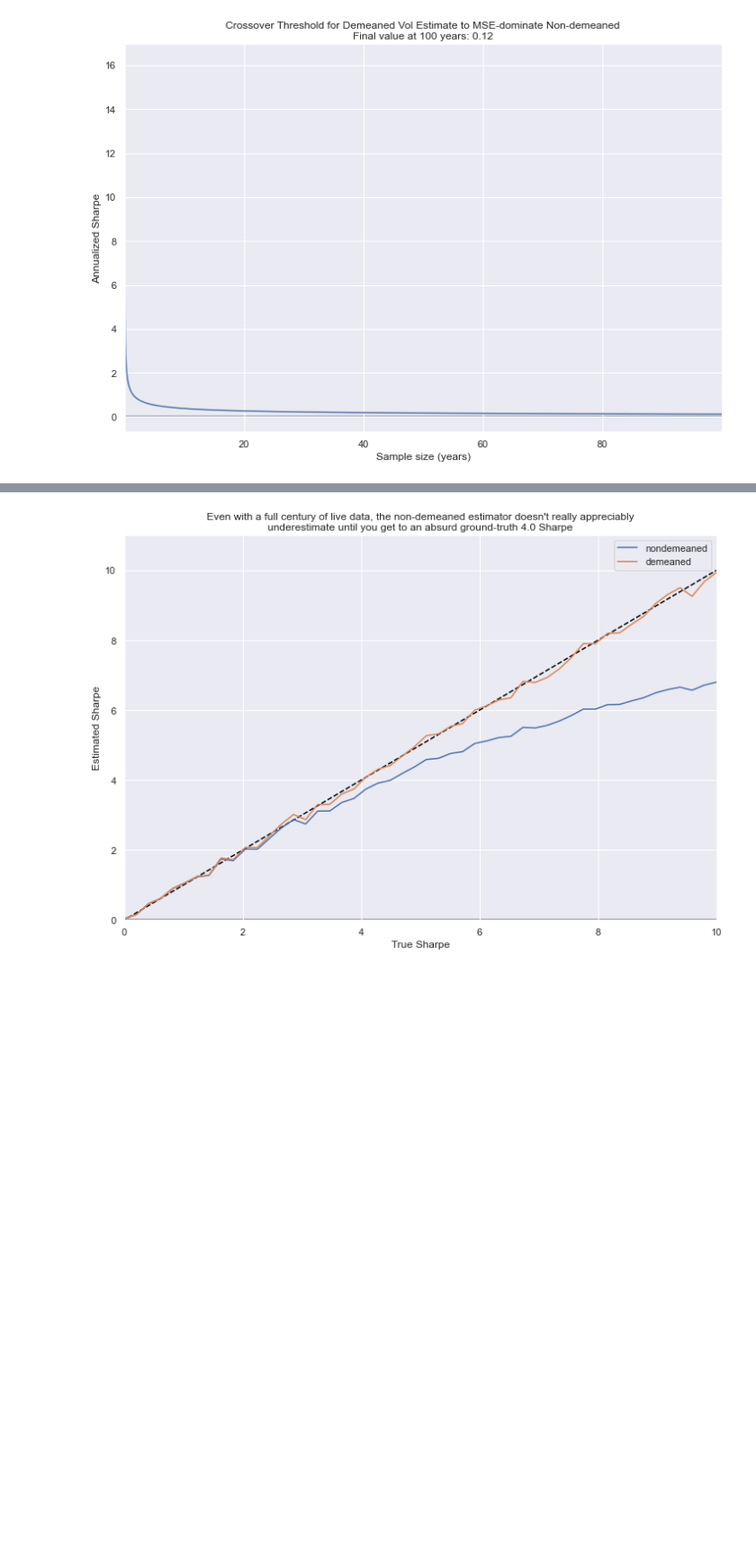
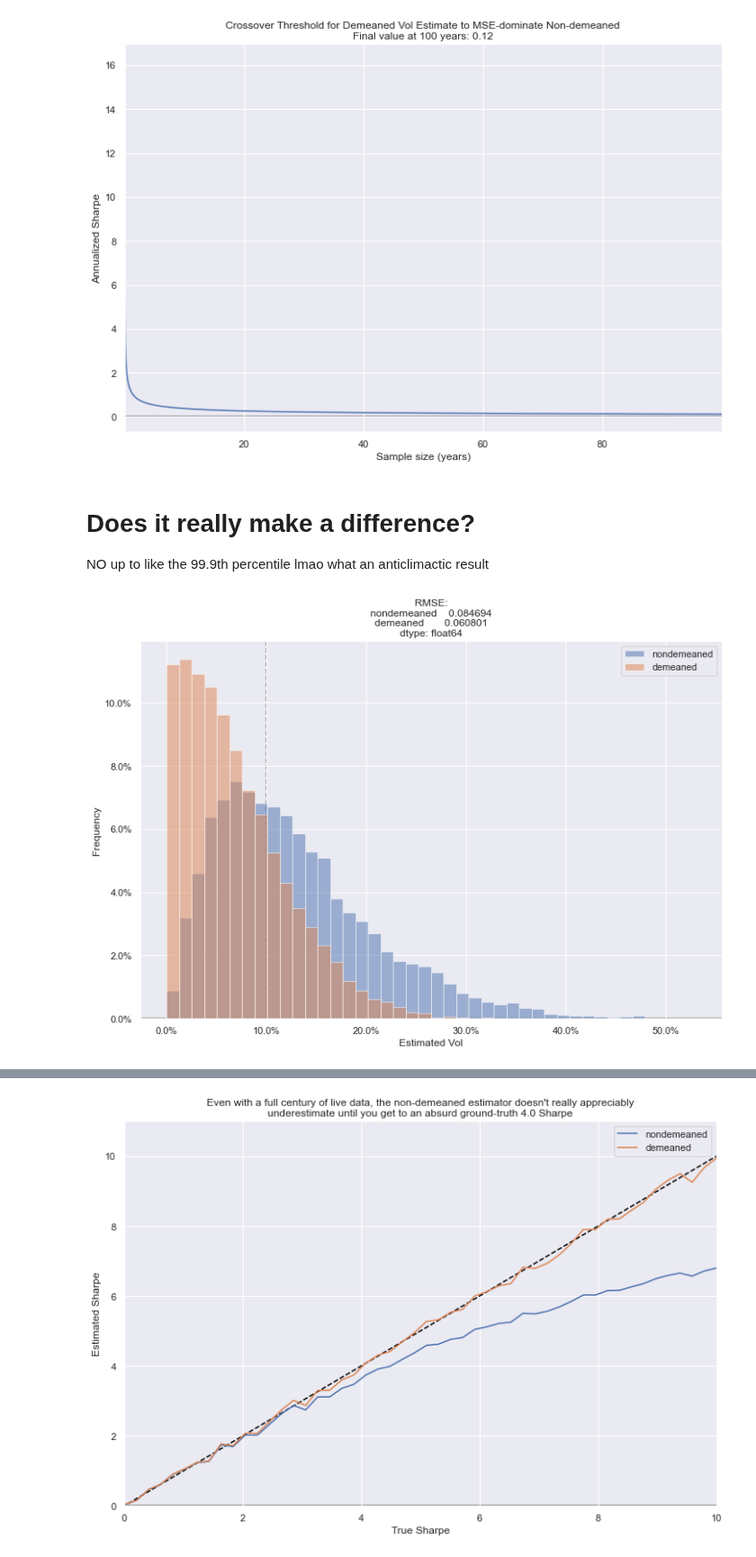
Before and after one commit to sparshsah/foggy-demo, a Jupyter notebook: demo/finance/to-demean-or-not-to-demean.ipynb, the cells around one changed output, grey strips where cells are left out. Shown at 90% size. Drawn from its saved outputs; the diff is of its cells as text; code cells hidden in the pictures; blank space fills up the shorter version.

```diff
--- a/demo/finance/to-demean-or-not-to-demean.ipynb
+++ b/demo/finance/to-demean-or-not-to-demean.ipynb
@@ -57,4 +57,44 @@ def plot_crossover_thresh_ann_sharpes() -> None:
 plot_crossover_thresh_ann_sharpes()
 # %% [output]
 [figure]
+# %% [markdown]
+# Does it really make a difference?
+
+NO up to like the 99.9th percentile lmao what an anticlimactic result
+# %%
+# let's choose a low sharpe (0) with a small sample size (2 days), and see whether this really helps us
+LOW_SHARPE = 0
+SMALL_N_YEARS = 2/261
+NSIMS = 10_000
+
+def _sim() -> ff.FloatSeries:
+    r = ff._sim_r(ann_sharpe=LOW_SHARPE, n_years=SMALL_N_YEARS)
+    est_vol = fc.get_series([
+        ("nondemeaned", ff._get_est_vol_of_r(r=r)),
+        ("demeaned", ff._get_est_vol_of_r(r=r, de_avg_kind="mean"))
+    ])
+    return est_vol
+
+def sim() -> ff.FloatDF:
+    est_vol = pd.DataFrame([_sim() for _ in range(NSIMS)])
+    return est_vol
+
+def plot_sim() -> None:
+    np.random.seed(42)
+    est_vol = sim()
+    rmse = ((est_vol - ff.DEFAULT_VOL)**2).mean()**0.5
+    fc.plot(
+        est_vol, kind="histpct",
+        bins=42, alpha=0.50,
+        axvline_locs=[ff.DEFAULT_VOL],
+        axvline_styles=["--"],
+        xpct=True,
+        xlabel="Estimated Vol",
+        ylabel="Frequency",
+        title=f"RMSE:\n{rmse}"
+    )
+
+plot_sim()
+# %% [output]
+[figure, added]
 # %% [markdown]
```
Also changed, not shown: parts of 3 cells of this notebook.
